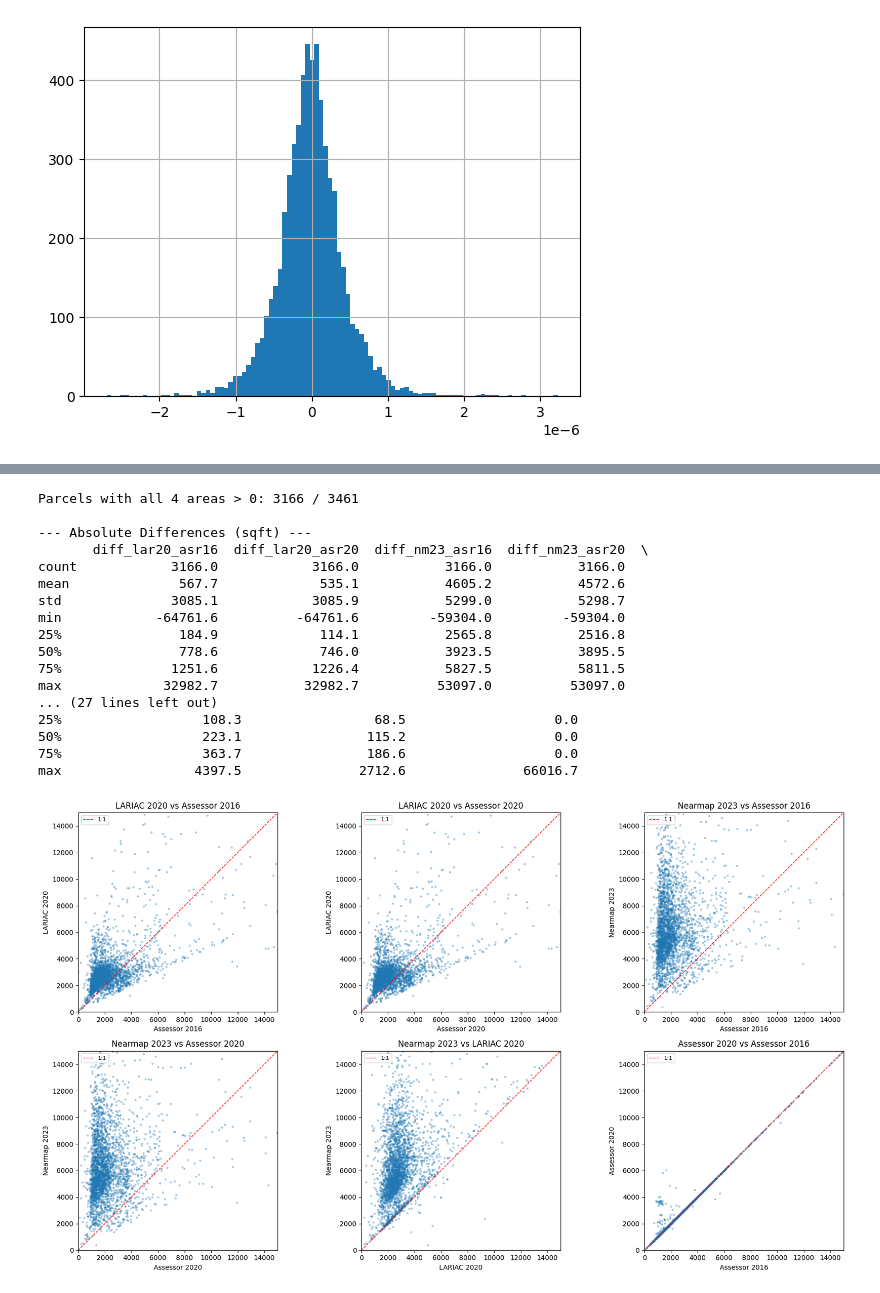
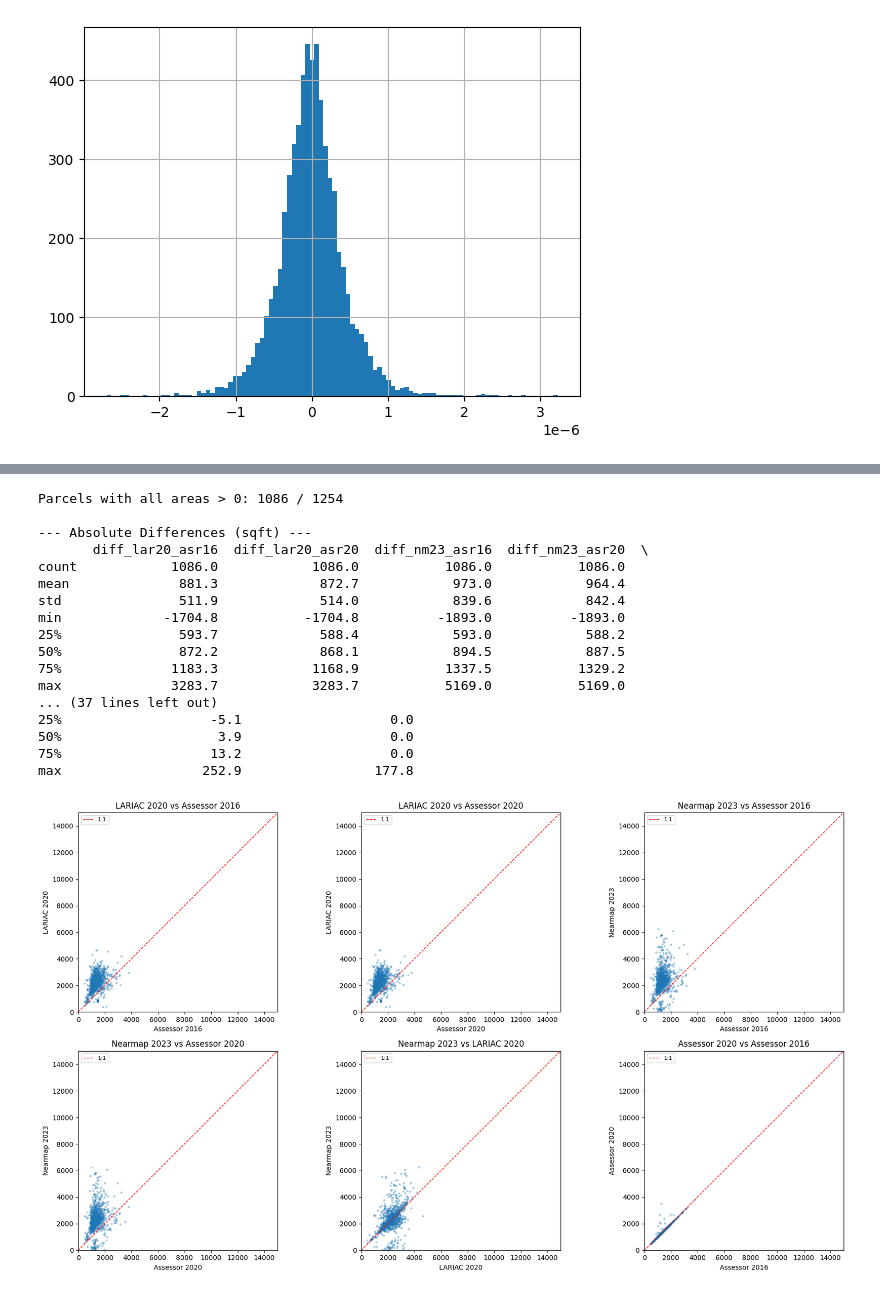
Before and after one commit to AdamSwietek/Hidden_Housing, a Jupyter notebook: notebooks/eda/feb12.ipynb, the cells around one changed output, grey strips where cells are left out. Cells and saved outputs as stored; diff of their text form; code cells hidden in the pictures.

Commit message:
refine sjoin

```diff
--- a/notebooks/eda/feb12.ipynb
+++ b/notebooks/eda/feb12.ipynb
@@ -65,3 +69,5 @@ EPSG:2229 EPSG:2229 EPSG:2229 EPSG:2229
+# %%
+nearmap_building.to_crs(landbase.crs, inplace=True)
 # %%
 ' calculated area vs area col is different. why?'
 print((nearmap_building.area - nearmap_building.areaSqft).describe())#.hist(bins = 100)
@@ -102,7 +108,8 @@ nm = nearmap_building[['id','areaSqft','clippedAreaSqft','geomarea','geometry']]
 
 lb = landbase[['ASSETID', 'geometry']].copy()
 
-asr = assessor.copy()
+asr = assessor[assessor['PropertyType'] == "SFR"].copy()
+asr2 = assessor2[assessor2['PropertyType'] == "SFR"].copy()
 
 lar = lariac.dropna(subset=['HEIGHT'])[['BLD_ID','AREA', 'geometry']].copy()
 # %%
@@ -120,4 +161,0 @@ joined_nm = gpd.sjoin(joined.drop(columns=['index_right']), nm, how='left', pred
-# %%
-'''merge landbase and assessor'''
-joined2 = gpd.sjoin(lb, assessor2, how='inner', predicate='intersects')
-joined2.groupby('AIN')['SQFTMAIN'].sum().describe()
@@ -134,13 +162,16 @@ dtype: float64
 # %%
 results = {
-    'size': joined.groupby('AIN').size(),
+    'assessor_size': joined.groupby('AIN').size(),
+    # 'lariac_size': joined_lar.groupby('AIN').size(),
+    # 'nearmap_size': joined_nm.groupby('AIN').size(),
     'lariac_area_2020': joined_lar.groupby('AIN')['AREA'].sum(),
     'nearmap_area_2023': joined_nm.groupby('AIN')['areaSqft'].sum(),
+    'nearmap_geomarea_2023': joined_nm.groupby('AIN')['geomarea'].sum(),
     'assessor_area_2016': joined.groupby('AIN')['SQFTmain'].sum(),
     'assessor_area_2020': joined2.groupby('AIN')['SQFTmain'].sum(),
     #add geoms
-    'lariac_geom_2020': joined_lar.groupby('AIN')['geometry'].apply(lambda x: x.unary_union),
-    'nearmap_geom_2023': joined_nm.groupby('AIN')['geometry'].apply(lambda x: x.unary_union),
+    'lariac_geom_2020': joined_lar.groupby('AIN')['lar_geometry'].apply(lambda x: x.unary_union),
+    'nearmap_geom_2023': joined_nm.groupby('AIN')['nm_geometry'].apply(lambda x: x.unary_union),
     'landbase_geom_2016': joined.groupby('AIN')['geometry'].apply(lambda x: x.unary_union)
 }
 # %%
@@ -180,21 +212,24 @@ Zero / NaN counts:
 # %%
-'''filter to parcels with positive area in all four sources for clean comparisons'''
+'''filter to parcels with positive area in all sources for clean comparisons'''
 import numpy as np
 
 mask = (
     (df['lariac_area_2020'] > 0) &
     (df['nearmap_area_2023'] > 0) &
+    (df['nearmap_geomarea_2023'] > 0) &
     (df['assessor_area_2016'] > 0) &
     (df['assessor_area_2020'] > 0)
 )
 dfc = df[mask].copy()
-print(f"Parcels with all 4 areas > 0: {len(dfc)} / {len(df)}")
+print(f"Parcels with all areas > 0: {len(dfc)} / {len(df)}")
 
 # absolute differences
 dfc['diff_lar20_asr16'] = dfc['lariac_area_2020'] - dfc['assessor_area_2016']
 dfc['diff_lar20_asr20'] = dfc['lariac_area_2020'] - dfc['assessor_area_2020']
 dfc['diff_nm23_asr16']  = dfc['nearmap_area_2023'] - dfc['assessor_area_2016']
 dfc['diff_nm23_asr20']  = dfc['nearmap_area_2023'] - dfc['assessor_area_2020']
+dfc['diff_nm23g_asr16'] = dfc['nearmap_geomarea_2023'] - dfc['assessor_area_2016']
+dfc['diff_nm23g_asr20'] = dfc['nearmap_geomarea_2023'] - dfc['assessor_area_2020']
 dfc['diff_nm23_lar20']  = dfc['nearmap_area_2023'] - dfc['lariac_area_2020']
 dfc['diff_asr20_asr16'] = dfc['assessor_area_2020'] - dfc['assessor_area_2016']
 
@@ -203,66 +238,70 @@ dfc['pct_diff_lar20_asr16'] = (dfc['diff_lar20_asr16'] / dfc['assessor_area_2016
 dfc['pct_diff_lar20_asr20'] = (dfc['diff_lar20_asr20'] / dfc['assessor_area_2020']) * 100
 dfc['pct_diff_nm23_asr16']  = (dfc['diff_nm23_asr16']  / dfc['assessor_area_2016']) * 100
 dfc['pct_diff_nm23_asr20']  = (dfc['diff_nm23_asr20']  / dfc['assessor_area_2020']) * 100
+dfc['pct_diff_nm23g_asr16'] = (dfc['diff_nm23g_asr16'] / dfc['assessor_area_2016']) * 100
+dfc['pct_diff_nm23g_asr20'] = (dfc['diff_nm23g_asr20'] / dfc['assessor_area_2020']) * 100
 dfc['pct_diff_nm23_lar20']  = (dfc['diff_nm23_lar20']  / dfc['lariac_area_2020']) * 100
 dfc['pct_diff_asr20_asr16'] = (dfc['diff_asr20_asr16'] / dfc['assessor_area_2016']) * 100
 
 print("\n--- Absolute Differences (sqft) ---")
 diff_cols = ['diff_lar20_asr16', 'diff_lar20_asr20', 'diff_nm23_asr16',
-             'diff_nm23_asr20', 'diff_nm23_lar20', 'diff_asr20_asr16']
+             'diff_nm23_asr20', 'diff_nm23g_asr16', 'diff_nm23g_asr20',
+             'diff_nm23_lar20', 'diff_asr20_asr16']
 print(dfc[diff_cols].describe().round(1))
 
 print("\n--- Percentage Differences (%) ---")
 pct_cols = ['pct_diff_lar20_asr16', 'pct_diff_lar20_asr20', 'pct_diff_nm23_asr16',
-            'pct_diff_nm23_asr20', 'pct_diff_nm23_lar20', 'pct_diff_asr20_asr16']
+            'pct_diff_nm23_asr20', 'pct_diff_nm23g_asr16', 'pct_diff_nm23g_asr20',
+            'pct_diff_nm23_lar20', 'pct_diff_asr20_asr16']
 print(dfc[pct_cols].describe().round(1))
 # %% [output]
-Parcels with all 4 areas > 0: 3166 / 3461
+Parcels with all areas > 0: 1086 / 1254
 
 --- Absolute Differences (sqft) ---
        diff_lar20_asr16  diff_lar20_asr20  diff_nm23_asr16  diff_nm23_asr20  \
-count            3166.0            3166.0           3166.0           3166.0
-mean              567.7             535.1           4605.2           4572.6
-std              3085.1            3085.9           5299.0           5298.7
-min            -64761.6          -64761.6         -59304.0         -59304.0
-25%               184.9             114.1           2565.8           2516.8
-50%               778.6             746.0           3923.5           3895.5
-75%              1251.6            1226.4           5827.5           5811.5
-max             32982.7           32982.7          53097.0          53097.0
-... (27 lines left out)
-25%                  108.3                 68.5                   0.0
-50%                  223.1                115.2                   0.0
-75%                  363.7                186.6                   0.0
-max                 4397.5               2712.6               66016.7
+count            1086.0            1086.0           1086.0           1086.0
+mean              881.3             872.7            973.0            964.4
+std               511.9             514.0            839.6            842.4
+min             -1704.8           -1704.8          -1893.0          -1893.0
+25%               593.7             588.4            593.0            588.2
+50%               872.2             868.1            894.5            887.5
+75%              1183.3            1168.9           1337.5           1329.2
+max              3283.7            3283.7           5169.0           5169.0
+... (37 lines left out)
+25%                   -5.1                   0.0
+50%                    3.9                   0.0
+75%                   13.2                   0.0
+max                  252.9                 177.8
 # %%
 '''--- SCATTER PLOTS: pairwise area comparisons ---'''
 import matplotlib.pyplot as plt
 
 fig, axes = plt.subplots(2, 3, figsize=(18, 10))
 
 pairs = [
     ('assessor_area_2016', 'lariac_area_2020',  'Assessor 2016', 'LARIAC 2020'),
     ('assessor_area_2020', 'lariac_area_2020',  'Assessor 2020', 'LARIAC 2020'),
-    ('assessor_area_2016', 'nearmap_area_2023', 'Assessor 2016', 'Nearmap 2023'),
-    ('assessor_area_2020', 'nearmap_area_2023', 'Assessor 2020', 'Nearmap 2023'),
-    ('lariac_area_2020',   'nearmap_area_2023', 'LARIAC 2020',   'Nearmap 2023'),
+    ('assessor_area_2016', 'nearmap_geomarea_2023', 'Assessor 2016', 'Nearmap 2023'),
+    ('assessor_area_2020', 'nearmap_geomarea_2023', 'Assessor 2020', 'Nearmap 2023'),
+    ('lariac_area_2020',   'nearmap_geomarea_2023', 'LARIAC 2020',   'Nearmap 2023'),
     ('assessor_area_2016', 'assessor_area_2020','Assessor 2016', 'Assessor 2020'),
 ]
 
 for ax, (xcol, ycol, xlab, ylab) in zip(axes.flat, pairs):
-    ax.scatter(dfc[xcol], dfc[ycol], alpha=0.3, s=5)
+    ax.scatter(df[xcol], df[ycol], alpha=0.3, s=5)
     ax.plot([0, 15000], [0, 15000], 'r--', lw=1, label='1:1')
     ax.set_xlabel(xlab)
     ax.set_ylabel(ylab)
     ax.set_title(f'{ylab} vs {xlab}')
     ax.set_aspect('equal')
     ax.set_xlim(0, 15000)
     ax.set_ylim(0, 15000)
     ax.legend(loc='upper left', fontsize=8)
 
 plt.tight_layout()
 plt.show()
 # %% [output]
-[figure, old version]
+[figure, new version]
 # %%
 import seaborn as sns
 
```
Also changed, not shown: parts of 12 cells of this notebook.
